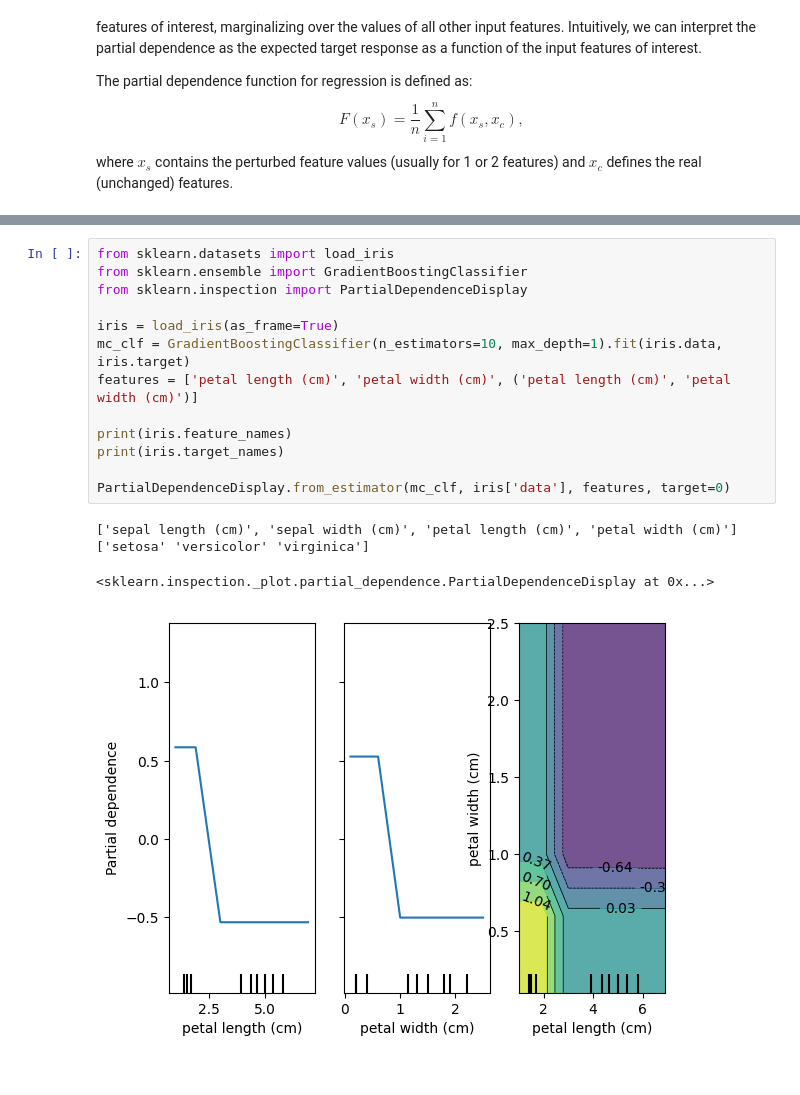
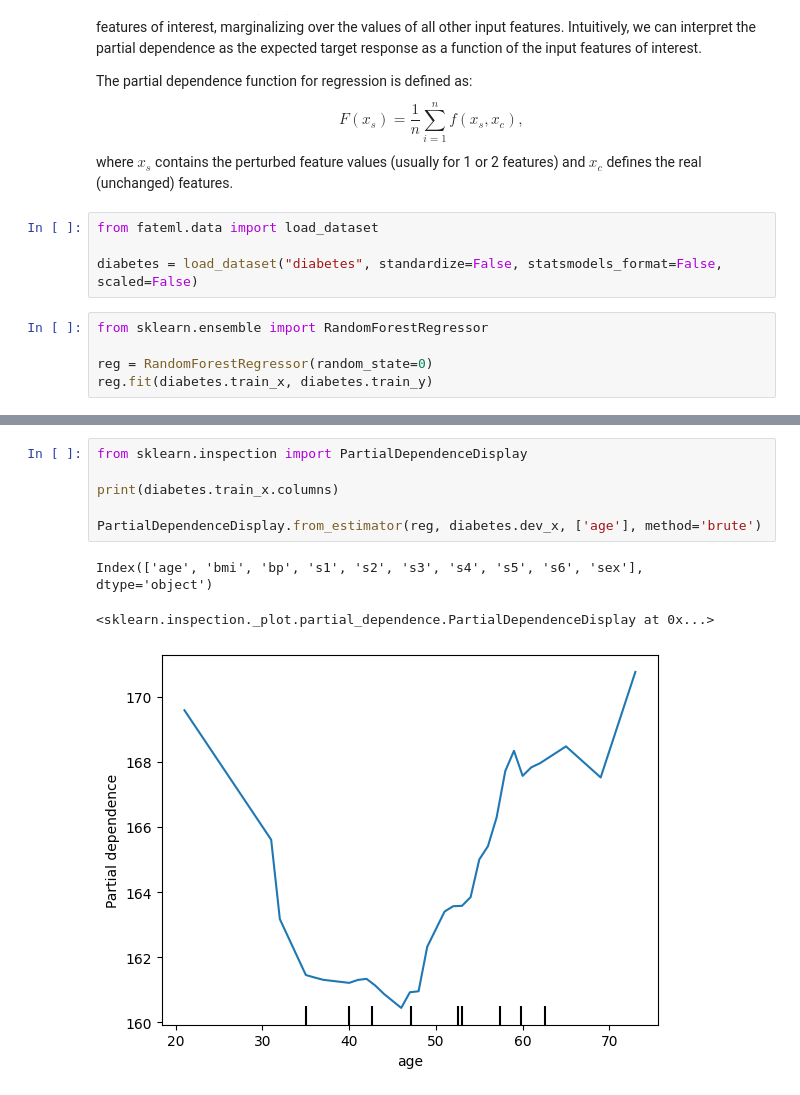
Before and after one commit to ficstamas/FateML, a Jupyter notebook: notebooks/05_model_agnostic_global_exp.ipynb, the cells around one changed output, grey strips where cells are left out. Saved outputs shown, nothing was run; the diff lists cells and outputs as text.

Commit message:
Manual PDP and Permutation feature importance

```diff
--- a/notebooks/05_model_agnostic_global_exp.ipynb
+++ b/notebooks/05_model_agnostic_global_exp.ipynb
@@ -56,3 +56,12 @@ Partial dependence plots (PDP) show the dependence between the target response a
 The partial dependence function for regression is defined as:
 $$F(x_s)=\frac{1}{n}\sum^n_{i=1}f(x_s, x_c),$$
 where $x_s$ contains the perturbed feature values (usually for 1 or 2 features) and $x_c$ defines the real (unchanged) features.
+# %%
+from fateml.data import load_dataset
+
+diabetes = load_dataset("diabetes", standardize=False, statsmodels_format=False, scaled=False)
+# %%
+from sklearn.ensemble import RandomForestRegressor
+
+reg = RandomForestRegressor(random_state=0)
+reg.fit(diabetes.train_x, diabetes.train_y)
@@ -59,18 +117,10 @@ where $x_s$ contains the perturbed feature values (usually for 1 or 2 features)
 # %%
-from sklearn.datasets import load_iris
-from sklearn.ensemble import GradientBoostingClassifier
 from sklearn.inspection import PartialDependenceDisplay
 
-iris = load_iris(as_frame=True)
-mc_clf = GradientBoostingClassifier(n_estimators=10, max_depth=1).fit(iris.data, iris.target)
-features = ['petal length (cm)', 'petal width (cm)', ('petal length (cm)', 'petal width (cm)')]
+print(diabetes.train_x.columns)
 
-print(iris.feature_names)
-print(iris.target_names)
-
-PartialDependenceDisplay.from_estimator(mc_clf, iris['data'], features, target=0)
+PartialDependenceDisplay.from_estimator(reg, diabetes.dev_x, ['age'], method='brute')
 # %% [output]
-['sepal length (cm)', 'sepal width (cm)', 'petal length (cm)', 'petal width (cm)']
-['setosa' 'versicolor' 'virginica']
+Index(['age', 'bmi', 'bp', 's1', 's2', 's3', 's4', 's5', 's6', 'sex'], dtype='object')
 <sklearn.inspection._plot.partial_dependence.PartialDependenceDisplay at 0x...>
-[figure, old version]
+[figure, new version]
```
Also changed, not shown: parts of 15 cells of this notebook.
